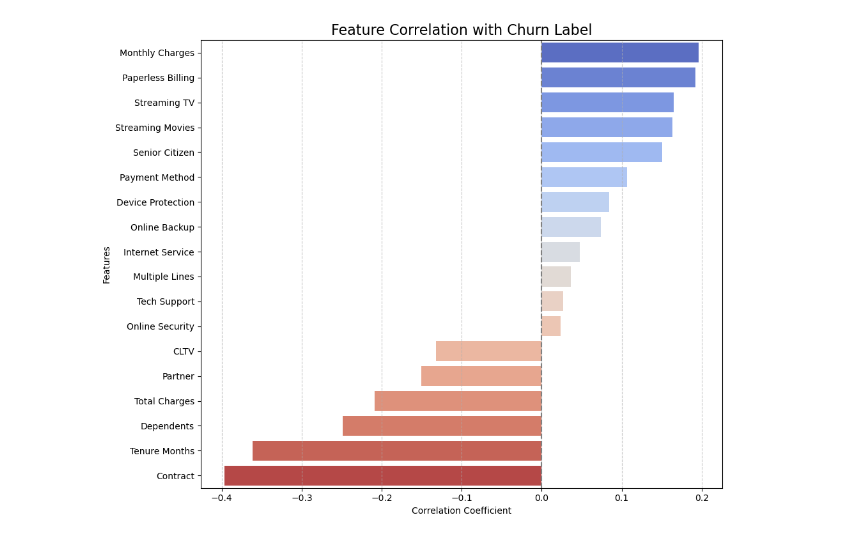
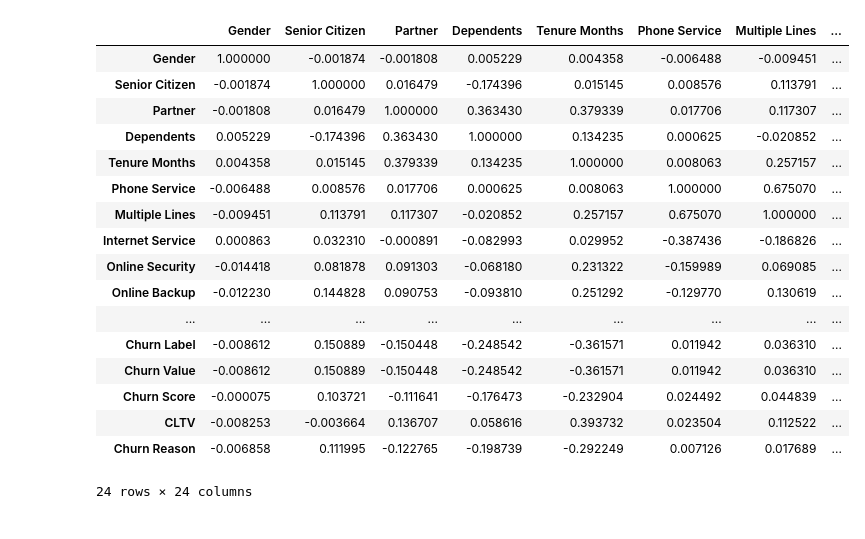
Before and after one commit to skarshad1928/Python, a Jupyter notebook: NSDC INTERNSHIP/Work2.ipynb, the cells around one changed output. Cells and saved outputs as stored; diff of their text form; code cells hidden in the pictures.

```diff
--- a/NSDC INTERNSHIP/Work2.ipynb
+++ b/NSDC INTERNSHIP/Work2.ipynb
@@ -27,27 +28,0 @@ df = df.drop(columns=["Unnamed: 0"])
-# %%
-df=df.drop(columns=["LID","Zip Code","Latitude","Longitude","Churn Score","Churn Value"])
-# %%
-import pandas as pd
-import seaborn as sns
-import matplotlib.pyplot as plt
-
-
-# Ensure Churn Label is numeric
-if df["Churn Label"].dtype == "object":
-    df["Churn Label"] = df["Churn Label"].map({"Yes": 1, "No": 0})
-
-# Select numeric columns only
-numeric_df = df.select_dtypes(include=["number"])
-
-# Get correlations with Churn Label
-correlations = (
-    numeric_df.corr()[["Churn Label"]]
-    .dropna()                                 # remove NaN rows like 'Count'
-    .sort_values(by="Churn Label", ascending=False)
-)
-
-# Plot heatmap
-plt.figure(figsize=(6, 12))
-sns.heatmap(correlations, annot=True, cmap="coolwarm", cbar=True, linewidths=0.5, fmt=".2f")
-plt.title("Correlation with Churn Label", fontsize=16)
-plt.show()
@@ -56,6 +29,3 @@ plt.show()
-# %%
-uncorrelated =["Phone Service","Gender"]
-df=df.drop(columns=uncorrelated)
 # %%
 df.info()
 # %% [output]
@@ -79,2 +49,2 @@ memory usage: 1.1 MB
 # %%
-df=df.drop(columns=["Count"])
+df.columns.to_list()
@@ -81,19 +69,22 @@ df=df.drop(columns=["Count"])
-# %%
-
-# Assuming 'Churn' is the name of your target column
-correlation_with_churn = df.corr()['Churn Label'].drop('Churn Label')  # Drop self-correlation
-
-# Sort values for better visualization
-correlation_with_churn = correlation_with_churn.sort_values(ascending=False)
-
-plt.figure(figsize=(10, 8))
-sns.barplot(x=correlation_with_churn.values, y=correlation_with_churn.index, palette="coolwarm")
-plt.title("Feature Correlation with Churn Label", fontsize=16)
-plt.xlabel("Correlation Coefficient")
-plt.ylabel("Features")
-plt.axvline(0, color='grey', linestyle='--')  # Add zero line for reference
-plt.grid(axis='x', linestyle='--', alpha=0.7)
-plt.tight_layout()
-plt.show()
-# %% [output]
-[figure, removed]
+# %%
+corr_df=df.corr()
+corr_df
+# %% [output]
+|  | Gender | Senior Citizen | Partner | Dependents | Tenure Months | Phone Service | Multiple Lines | ... |
+| Gender | 1.000000 | -0.001874 | -0.001808 | 0.005229 | 0.004358 | -0.006488 | -0.009451 | ... |
+| Senior Citizen | -0.001874 | 1.000000 | 0.016479 | -0.174396 | 0.015145 | 0.008576 | 0.113791 | ... |
+| Partner | -0.001808 | 0.016479 | 1.000000 | 0.363430 | 0.379339 | 0.017706 | 0.117307 | ... |
+| Dependents | 0.005229 | -0.174396 | 0.363430 | 1.000000 | 0.134235 | 0.000625 | -0.020852 | ... |
+| Tenure Months | 0.004358 | 0.015145 | 0.379339 | 0.134235 | 1.000000 | 0.008063 | 0.257157 | ... |
+| Phone Service | -0.006488 | 0.008576 | 0.017706 | 0.000625 | 0.008063 | 1.000000 | 0.675070 | ... |
+| Multiple Lines | -0.009451 | 0.113791 | 0.117307 | -0.020852 | 0.257157 | 0.675070 | 1.000000 | ... |
+| Internet Service | 0.000863 | 0.032310 | -0.000891 | -0.082993 | 0.029952 | -0.387436 | -0.186826 | ... |
+| Online Security | -0.014418 | 0.081878 | 0.091303 | -0.068180 | 0.231322 | -0.159989 | 0.069085 | ... |
+| Online Backup | -0.012230 | 0.144828 | 0.090753 | -0.093810 | 0.251292 | -0.129770 | 0.130619 | ... |
+| ... | ... | ... | ... | ... | ... | ... | ... | ... |
+| Churn Label | -0.008612 | 0.150889 | -0.150448 | -0.248542 | -0.361571 | 0.011942 | 0.036310 | ... |
+| Churn Value | -0.008612 | 0.150889 | -0.150448 | -0.248542 | -0.361571 | 0.011942 | 0.036310 | ... |
+| Churn Score | -0.000075 | 0.103721 | -0.111641 | -0.176473 | -0.232904 | 0.024492 | 0.044839 | ... |
+| CLTV | -0.008253 | -0.003664 | 0.136707 | 0.058616 | 0.393732 | 0.023504 | 0.112522 | ... |
+| Churn Reason | -0.006858 | 0.111995 | -0.122765 | -0.198739 | -0.292249 | 0.007126 | 0.017689 | ... |
+24 rows × 24 columns
```
Also changed, not shown: parts of 46 cells of this notebook, 3 other files.
